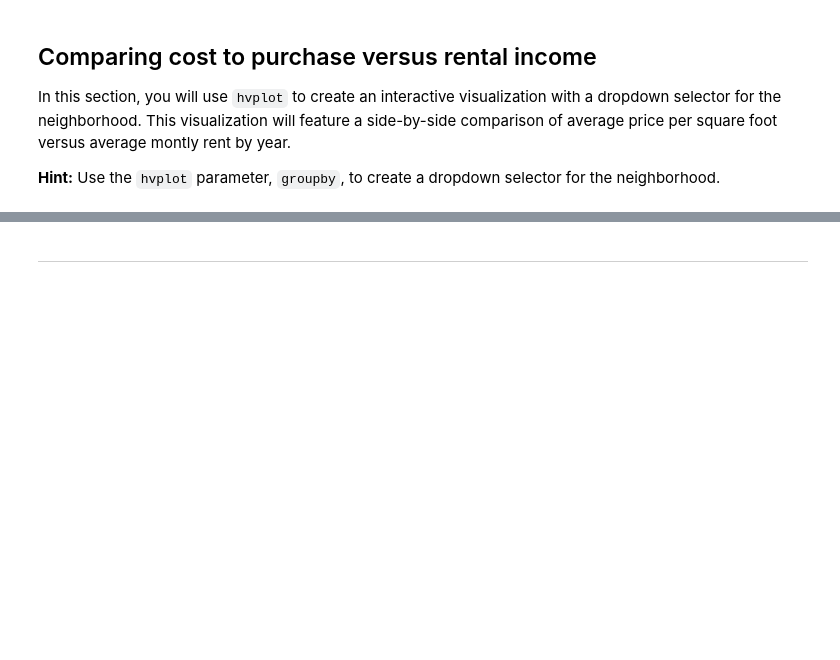
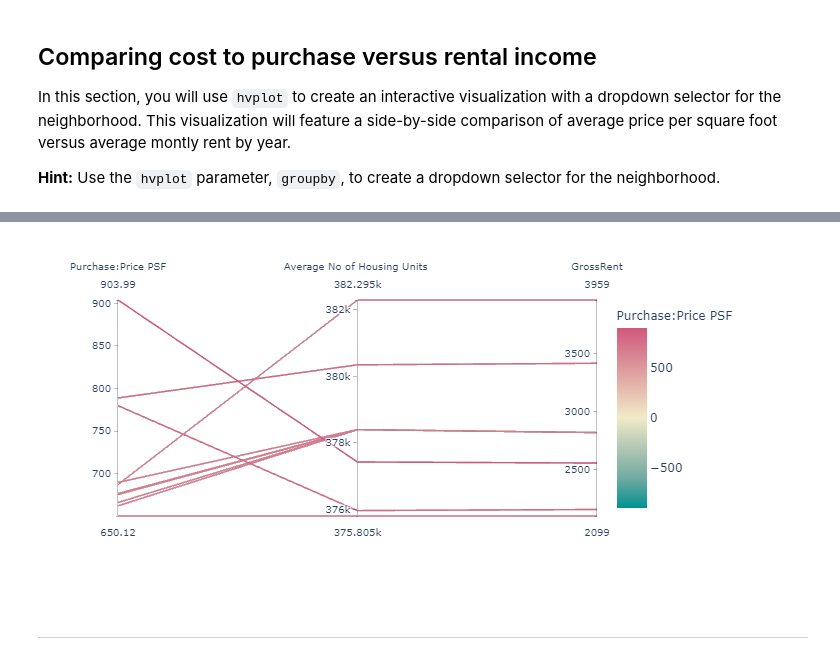
Before and after one commit to PanicAtTheDisco88/PyViz_homework6, a Jupyter notebook: Instructions/Starter_Code/rental_analysis.ipynb, the cells around one changed output, grey strips where cells are left out. Saved outputs shown, nothing was run; the diff lists cells and outputs as text; code cells hidden in the pictures; blank space fills up the shorter version.

```diff
--- a/Instructions/Starter_Code/rental_analysis.ipynb
+++ b/Instructions/Starter_Code/rental_analysis.ipynb
@@ -249,3 +255,20 @@ sfo_data.hvplot.line(x='year',y='gross_rent',groupby='neighborhood')
+# %%
+px.parallel_coordinates(
+    sf_avg_top10.round(2),
+    dimensions=["neighborhood","sale_price_sqr_foot", "housing_units", "gross_rent"],
+    color="sale_price_sqr_foot",
+    color_continuous_scale=px.colors.diverging.Tealrose,
+    color_continuous_midpoint=2,
+    labels={
+        "neighborhood": "Neighborhood",
+        "sale_price_sqr_foot": "Purchase:Price PSF",
+        "housing_units": "Average No of Housing Units ",
+        "gross_rent": "GrossRent"
+    },
+    height=300, width=700
+)
+# %% [output]
+[figure, added]
 # %% [markdown]
 - - -
 # %% [markdown]
```
Also changed, not shown: parts of 34 cells of this notebook, 1 other file.
